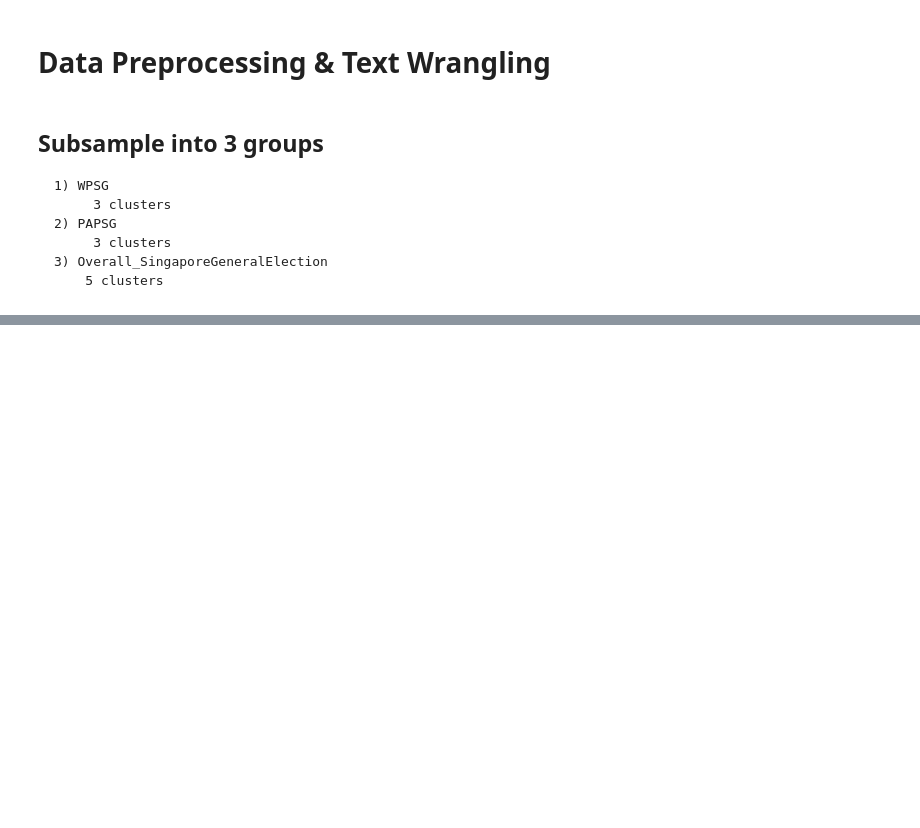
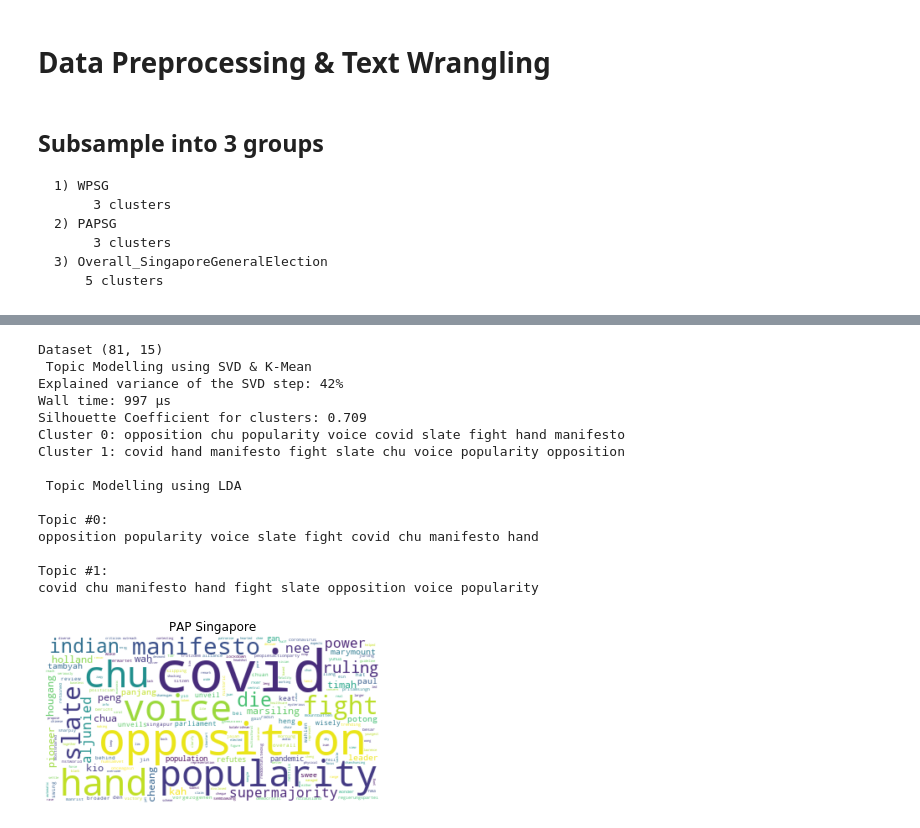
Before and after one commit to thuyazawnaing/K6312-GE2020SG, a Jupyter notebook: code/5.TopicModelling_EDA.ipynb, the cells around one changed output, grey strips where cells are left out. Cells and saved outputs as stored; diff of their text form; code cells hidden in the pictures; blank space fills up the shorter version.

```diff
--- a/code/5.TopicModelling_EDA.ipynb
+++ b/code/5.TopicModelling_EDA.ipynb
@@ -147 +230,47 @@ Name: Tag, dtype: int64
+# %%
+sel_df = df[(df['Tag']=='papsingapore')]
+print("Dataset {}".format(sel_df.shape))
+num_cluster = cluster_grp2
+text=sel_df['Content']
+toks = text.apply(preprocess_nltk)
+vectorizer = TfidfVectorizer(max_df=0.4, max_features=1500,
+                             min_df=3, stop_words=mystopwords,use_idf=True)
+X_=[" ".join(token) for token in toks]
+X=vectorizer.fit_transform(X_)
+svd = TruncatedSVD(algorithm='randomized', n_components=3, n_iter=100,
+        random_state=42, tol=0.0)
+normalizer = Normalizer(copy=False)
+lsa = make_pipeline(svd, normalizer)
+X_lsa = lsa.fit_transform(X)
+explained_variance = svd.explained_variance_ratio_.sum()
+print(" Topic Modelling using SVD & K-Mean")
+print("Explained variance of the SVD step: {}%".format(int(explained_variance * 100)))
+km = KMeans(n_clusters=num_cluster, init='k-means++', max_iter=1000, n_init=1,random_state=4321)
+%time km.fit(X_lsa)
+labels = df['Tag']
+print("Silhouette Coefficient for clusters: %0.3f"% metrics.silhouette_score(X_lsa, km.labels_))
+print_terms(km, num_cluster)
+print('')
+print(" Topic Modelling using LDA")
+lda = LDA(n_components=num_cluster, n_jobs=-1)
+lda.fit(X)
+print_topics(lda, vectorizer, 20)
+gen_wc(' '.join(X_),True,'PAP Singapore')
+# %% [output]
+Dataset (81, 15)
+ Topic Modelling using SVD & K-Mean
+Explained variance of the SVD step: 42%
+Wall time: 997 µs
+Silhouette Coefficient for clusters: 0.709
+Cluster 0: opposition chu popularity voice covid slate fight hand manifesto
+Cluster 1: covid hand manifesto fight slate chu voice popularity opposition
+
+ Topic Modelling using LDA
+
+Topic #0:
+opposition popularity voice slate fight covid chu manifesto hand
+
+Topic #1:
+covid chu manifesto hand fight slate opposition voice popularity
+[figure, added]
 # %%
```
Also changed, not shown: parts of 8 cells of this notebook, 2 other files.
